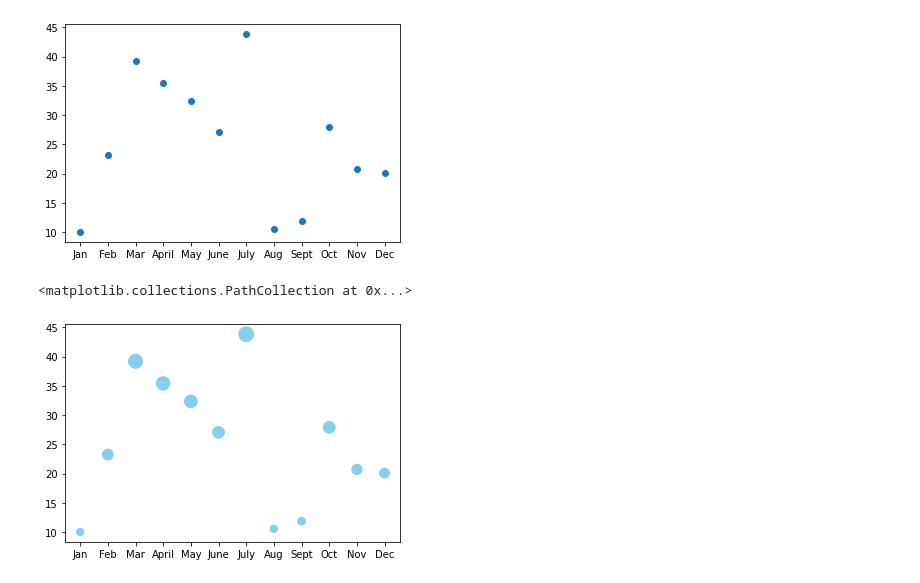
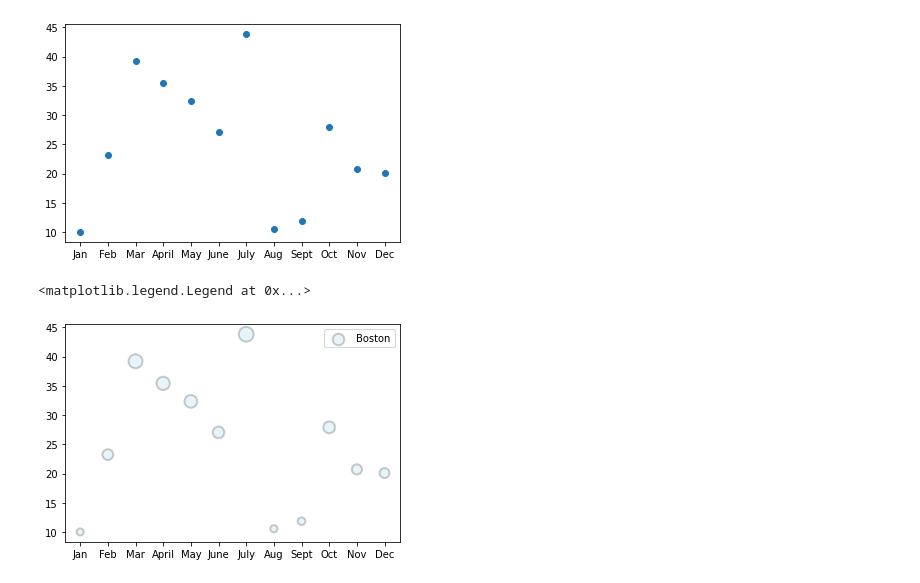
Before and after one commit to Cthompsonlbi/PyBer_Analysis_practice, a Jupyter notebook: matplotlib_practice.ipynb, the cells around one changed output. Drawn from its saved outputs; the diff is of its cells as text; code cells hidden in the pictures.

```diff
--- a/matplotlib_practice.ipynb
+++ b/matplotlib_practice.ipynb
@@ -183,7 +183,8 @@ ax.scatter(x_axis, y_axis)
 [figure]
 # %%
 fig, ax = plt.subplots()
-ax.scatter(x_axis, y_axis, color = "skyblue", s=[i * 5 for i in y_axis])
+ax.scatter(x_axis, y_axis, color = "skyblue", alpha=0.20, edgecolor="black",linewidth = 2, s=[i * 5 for i in y_axis], label = 'Boston')
+ax.legend()
 # %% [output]
-<matplotlib.collections.PathCollection at 0x...>
+<matplotlib.legend.Legend at 0x...>
-[figure, old version]
+[figure, new version]
```
